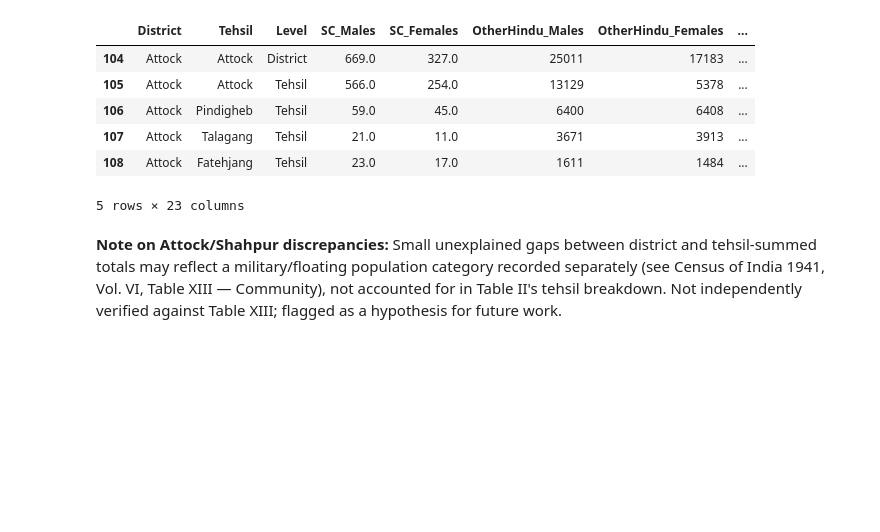
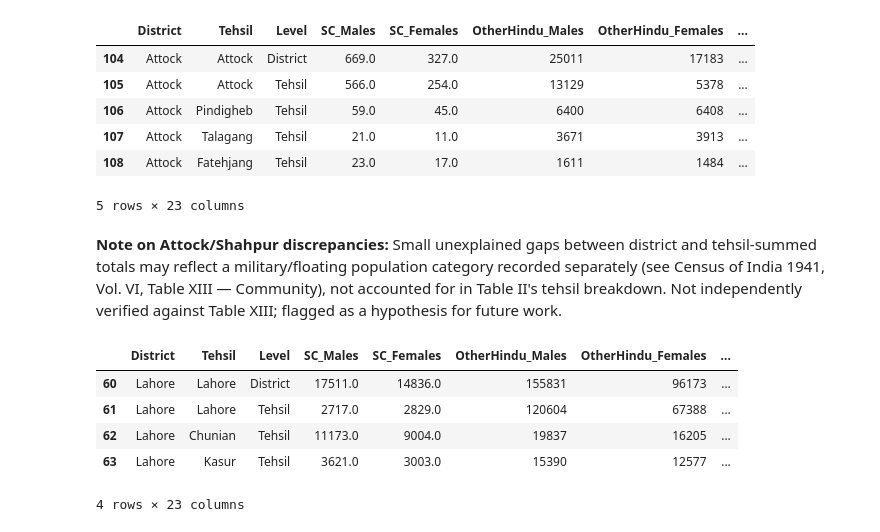
Before and after one commit to prabh9050/the-line-and-the-ledger, a Jupyter notebook: notebooks/01_EDA.ipynb, the cells around one changed output. Saved outputs shown, nothing was run; the diff lists cells and outputs as text; code cells hidden in the pictures; blank space fills up the shorter version.

Commit message:
Fix Lahore district Muslim_Females OCR error (443867→443367), log remaining 3-unit discrepancy as unresolved

```diff
--- a/notebooks/01_EDA.ipynb
+++ b/notebooks/01_EDA.ipynb
@@ -330,3 +330,19 @@ census.loc[(census['District'] == 'Attock')]
 5 rows × 23 columns
 # %% [markdown]
 **Note on Attock/Shahpur discrepancies:** Small unexplained gaps between district and tehsil-summed totals may reflect a military/floating population category recorded separately (see Census of India 1941, Vol. VI, Table XIII — Community), not accounted for in Table II's tehsil breakdown. Not independently verified against Table XIII; flagged as a hypothesis for future work.
+# %%
+# Correcting OCR errors in the census DataFrame for Lahore District
+
+census.loc[(census['District'] == 'Lahore') & (census['Level'] == 'District'), 'Muslim_Females'] = 443367
+census.loc[(census['District'] == 'Lahore') & (census['Level'] == 'District'), 'Total_Population'] = 1695375
+# %%
+# Checking the corrected values for Lahore District
+
+census.loc[(census['District'] == 'Lahore')]
+# %% [output]
+|  | District | Tehsil | Level | SC_Males | SC_Females | OtherHindu_Males | OtherHindu_Females | ... |
+| 60 | Lahore | Lahore | District | 17511.0 | 14836.0 | 155831 | 96173 | ... |
+| 61 | Lahore | Lahore | Tehsil | 2717.0 | 2829.0 | 120604 | 67388 | ... |
+| 62 | Lahore | Chunian | Tehsil | 11173.0 | 9004.0 | 19837 | 16205 | ... |
+| 63 | Lahore | Kasur | Tehsil | 3621.0 | 3003.0 | 15390 | 12577 | ... |
+4 rows × 23 columns
```
Also changed, not shown: parts of 1 cell of this notebook.
